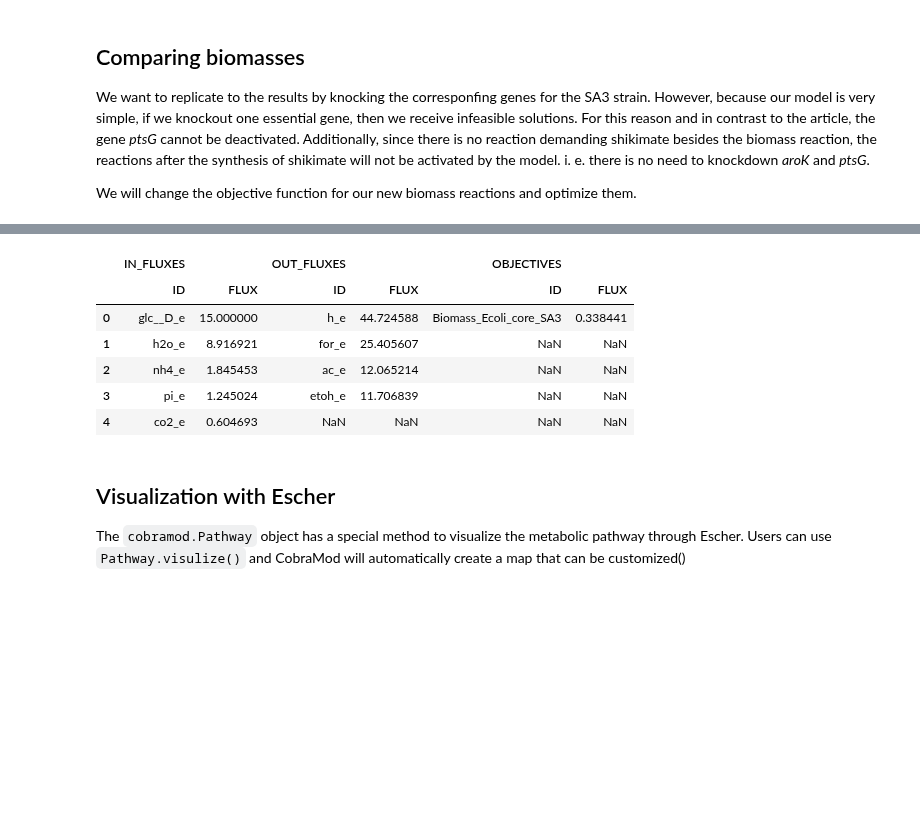
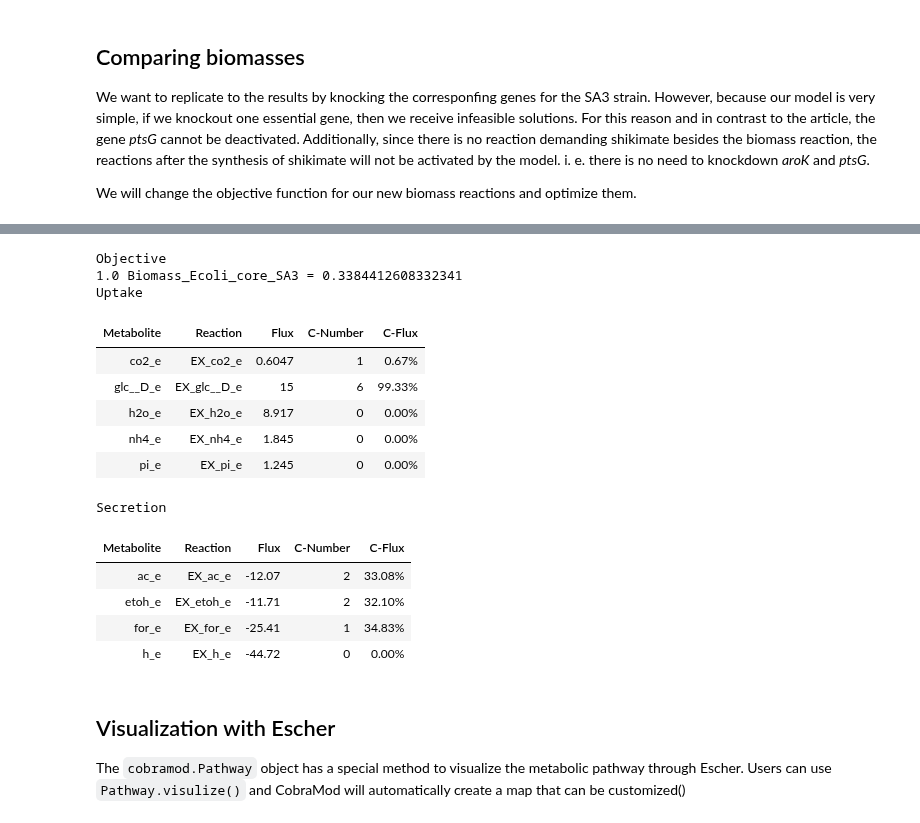
Before and after one commit to Toepfer-Lab/cobramod, a Jupyter notebook: docs/source/shikimate.ipynb, the cells around one changed output, grey strips where cells are left out. Drawn from its saved outputs; the diff is of its cells as text; code cells hidden in the pictures; blank space fills up the shorter version.

```diff
--- a/docs/source/shikimate.ipynb
+++ b/docs/source/shikimate.ipynb
@@ -307,16 +304,24 @@ model.summary(solution=solution_W3110, threshold=0.0000001)
 # %%
 # SA1 strain
 model.objective = "Biomass_Ecoli_core_SA3"
 solution_SA3 = model.optimize()
-model.summary(solution=solution_SA3, threshold=0.0000001)
+model.summary(solution=solution_SA3)
 # %% [output]
+Objective
+1.0 Biomass_Ecoli_core_SA3 = 0.3384412608332341
+Uptake
-|  | IN_FLUXES |  | OUT_FLUXES |  | OBJECTIVES |  |
-|  | ID | FLUX | ID | FLUX | ID | FLUX |
-| 0 | glc__D_e | 15.000000 | h_e | 44.724588 | Biomass_Ecoli_core_SA3 | 0.338441 |
-| 1 | h2o_e | 8.916921 | for_e | 25.405607 | NaN | NaN |
-| 2 | nh4_e | 1.845453 | ac_e | 12.065214 | NaN | NaN |
-| 3 | pi_e | 1.245024 | etoh_e | 11.706839 | NaN | NaN |
-| 4 | co2_e | 0.604693 | NaN | NaN | NaN | NaN |
+| Metabolite | Reaction | Flux | C-Number | C-Flux |
+| co2_e | EX_co2_e | 0.6047 | 1 | 0.67% |
+| glc__D_e | EX_glc__D_e | 15 | 6 | 99.33% |
+| h2o_e | EX_h2o_e | 8.917 | 0 | 0.00% |
+| nh4_e | EX_nh4_e | 1.845 | 0 | 0.00% |
+| pi_e | EX_pi_e | 1.245 | 0 | 0.00% |
+Secretion
+| Metabolite | Reaction | Flux | C-Number | C-Flux |
+| ac_e | EX_ac_e | -12.07 | 2 | 33.08% |
+| etoh_e | EX_etoh_e | -11.71 | 2 | 32.10% |
+| for_e | EX_for_e | -25.41 | 1 | 34.83% |
+| h_e | EX_h_e | -44.72 | 0 | 0.00% |
 # %% [markdown]
 ## Visualization with Escher
 
```
Also changed, not shown: parts of 5 cells of this notebook, 5 other files.
